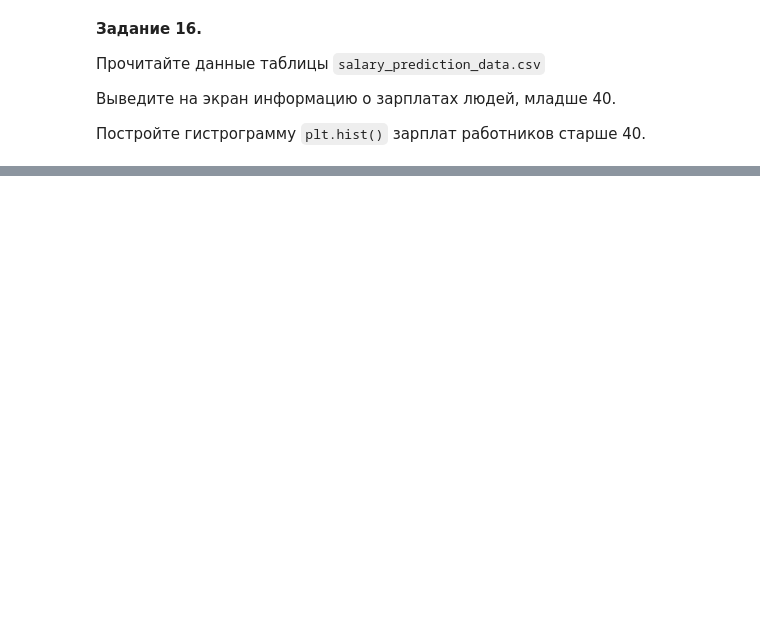
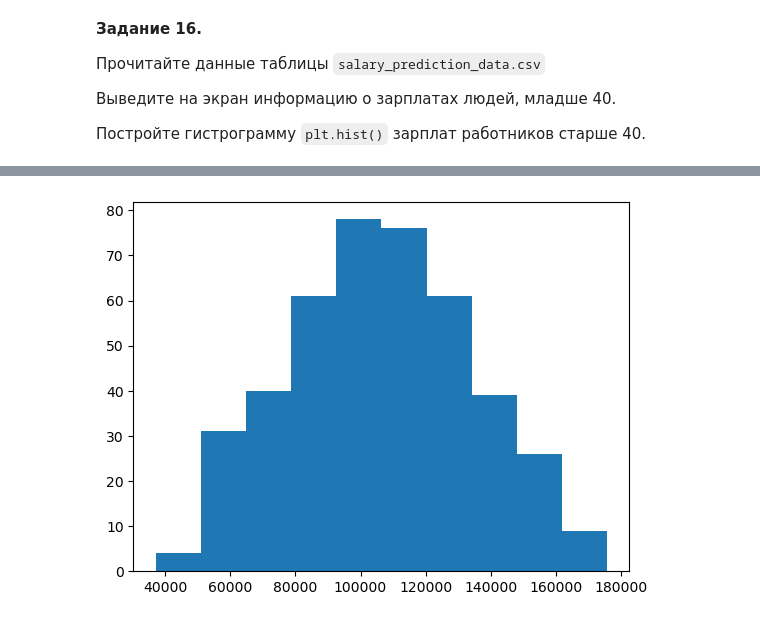
Before and after one commit to idkisl/PythonCourse_2025, a Jupyter notebook: 09/Лекция/lecture_9_pandas.ipynb, the cells around one changed output, grey strips where cells are left out. Cells and saved outputs as stored; diff of their text form; code cells hidden in the pictures; blank space fills up the shorter version.

```diff
--- a/09/Лекция/lecture_9_pandas.ipynb
+++ b/09/Лекция/lecture_9_pandas.ipynb
@@ -144,0 +430,3 @@ df.columns
+# %%
+data = sallary[sallary["Age"] < 40]
+data.head()
@@ -144,0 +440,7 @@ df.columns
+# %%
+import matplotlib.pyplot as plt
+
+plt.hist(data["Salary"])
+plt.show()
+# %% [output]
+[figure, added]
```
Also changed, not shown: parts of 34 cells of this notebook.
